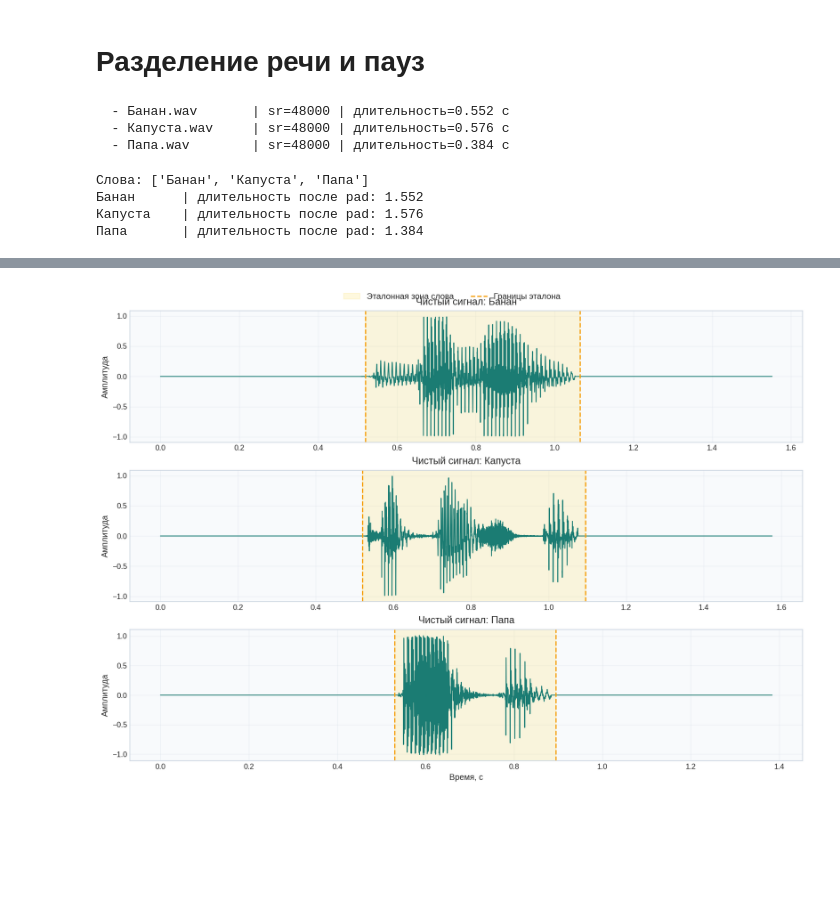
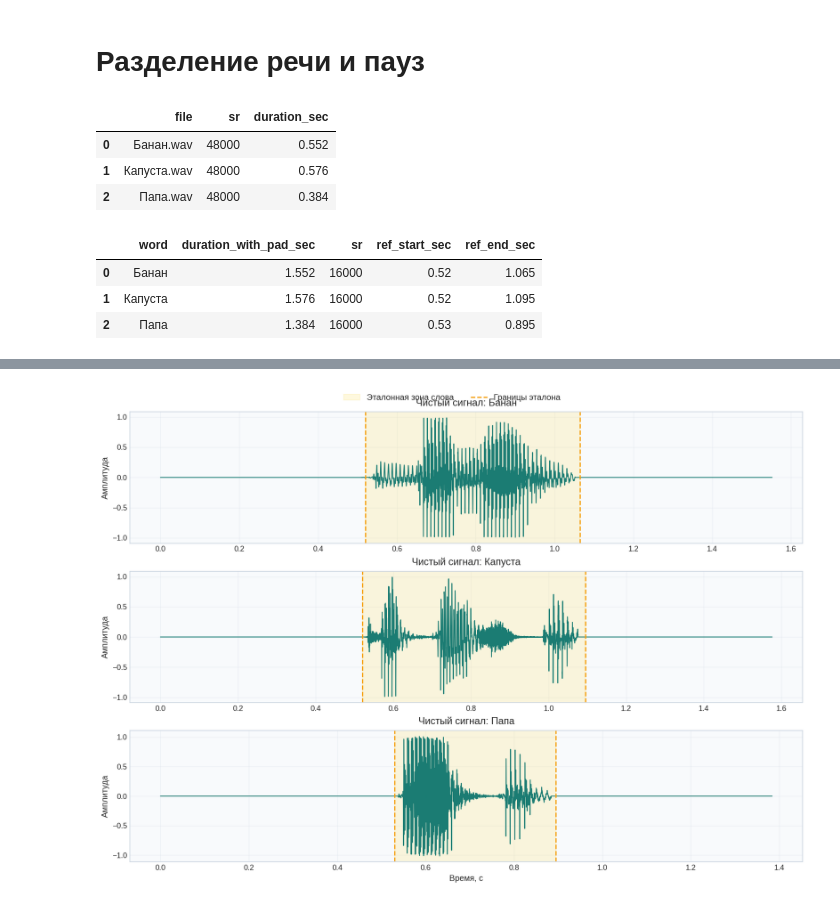
Before and after one commit to impala-tape/cmc_msu_ml, a Jupyter notebook: Rech_Max/Problem1/Problem1_vad_comparison.ipynb, the cells around one changed output, grey strips where cells are left out. Saved outputs shown, nothing was run; the diff lists cells and outputs as text; code cells hidden in the pictures; blank space fills up the shorter version.

```diff
--- a/Rech_Max/Problem1/Problem1_vad_comparison.ipynb
+++ b/Rech_Max/Problem1/Problem1_vad_comparison.ipynb
@@ -37,19 +40,27 @@ HOP_SEC = 0.010
 REF_DELTA_DB = 40.0
 CLASSIC_NOISE_STD_K = 0.5
 # %%
-problem_dir = Path('/home/nikita/Code/MSU/cmc_msu_ml/Rech_Max/Problem1')
+file_names = ['Банан.wav', 'Капуста.wav', 'Папа.wav']
+problem_dir = Path('/home/nikita/Code/MSU/Rech_Max/Problem1')
 
-file_names = ['Банан.wav', 'Капуста.wav', 'Папа.wav']
+if not problem_dir.exists():
+    raise FileNotFoundError(f'Папка не найдена: {problem_dir}')
+
 audio_files = [problem_dir / name for name in file_names]
 
+audio_overview_rows = []
 for p in audio_files:
     x, sr = sf.read(p)
     dur = len(x) / sr
-    print(f'  - {p.name:15s} | sr={sr:5d} | длительность={dur:.3f} c')
+    audio_overview_rows.append({'file': p.name, 'sr': sr, 'duration_sec': dur})
+
+audio_overview = pd.DataFrame(audio_overview_rows).round(3)
+audio_overview
 # %% [output]
-  - Банан.wav       | sr=48000 | длительность=0.552 c
-  - Капуста.wav     | sr=48000 | длительность=0.576 c
-  - Папа.wav        | sr=48000 | длительность=0.384 c
+|  | file | sr | duration_sec |
+| 0 | Банан.wav | 48000 | 0.552 |
+| 1 | Капуста.wav | 48000 | 0.576 |
+| 2 | Папа.wav | 48000 | 0.384 |
 # %%
 def to_mono(x: np.ndarray) -> np.ndarray:
     if x.ndim == 1:
@@ -290,33 +301,40 @@ def mix_with_target_snr(clean: np.ndarray, noise: np.ndarray, snr_db: float, spe
 # %%
 # Загрузка слов, нормализация, ресемплинг, добавление 0.5 сек тишины
 records = {}
 for p in audio_files:
     x, sr = sf.read(p)
     x = to_mono(x)
     x = normalize_peak(x, peak=0.98)
     x, sr = maybe_resample(x, sr, TARGET_SR)
     x_pad = add_silence_pad(x, sr, pad_sec=PAD_SEC)
 
     pad_n = int(round(PAD_SEC * sr))
     speech_slice = slice(pad_n, pad_n + len(x))
     ref_interval = detect_reference_interval_clean(x_pad, sr)
 
     records[p.stem] = {
         'sr': sr,
         'clean_raw': x,
         'clean_pad': x_pad,
         'speech_slice': speech_slice,
         'ref_interval': ref_interval,
     }
 
-print('Слова:', list(records.keys()))
-for word, d in records.items():
-    dur = len(d['clean_pad']) / d['sr']
-    print(f'{word:10s} | длительность после pad: {dur:.3f}')
+records_overview = pd.DataFrame([
+    {
+        'word': word,
+        'duration_with_pad_sec': len(d['clean_pad']) / d['sr'],
+        'sr': d['sr'],
+        'ref_start_sec': d['ref_interval'][0],
+        'ref_end_sec': d['ref_interval'][1],
+    }
+    for word, d in records.items()
+]).round(3)
+records_overview
 # %% [output]
-Слова: ['Банан', 'Капуста', 'Папа']
-Банан      | длительность после pad: 1.552
-Капуста    | длительность после pad: 1.576
-Папа       | длительность после pad: 1.384
+|  | word | duration_with_pad_sec | sr | ref_start_sec | ref_end_sec |
+| 0 | Банан | 1.552 | 16000 | 0.52 | 1.065 |
+| 1 | Капуста | 1.576 | 16000 | 0.52 | 1.095 |
+| 2 | Папа | 1.384 | 16000 | 0.53 | 0.895 |
 # %% [markdown]
 # Визуализация чистых сигналов и эталонных границ
```
Also changed, not shown: parts of 7 cells of this notebook, 4 other files.
